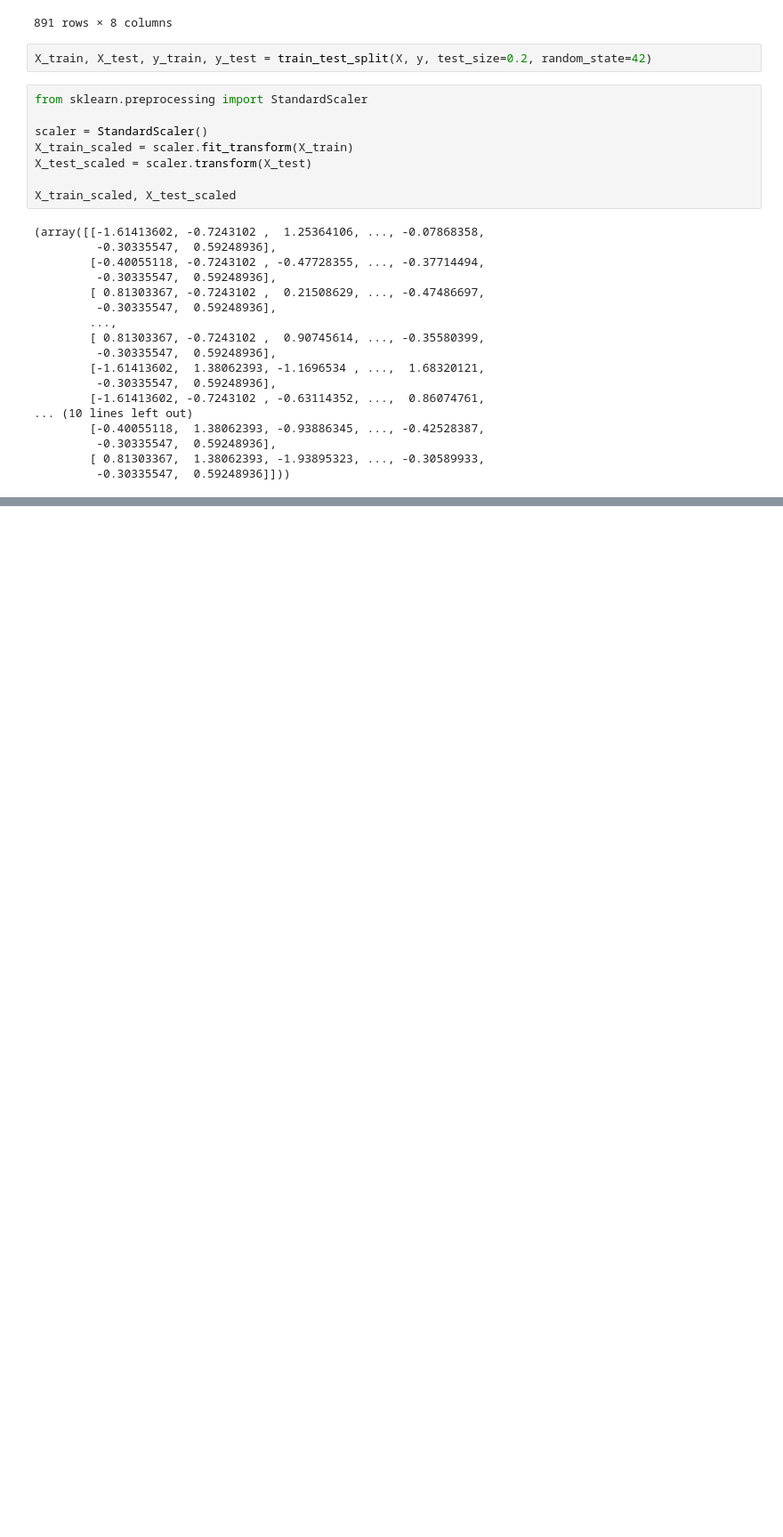
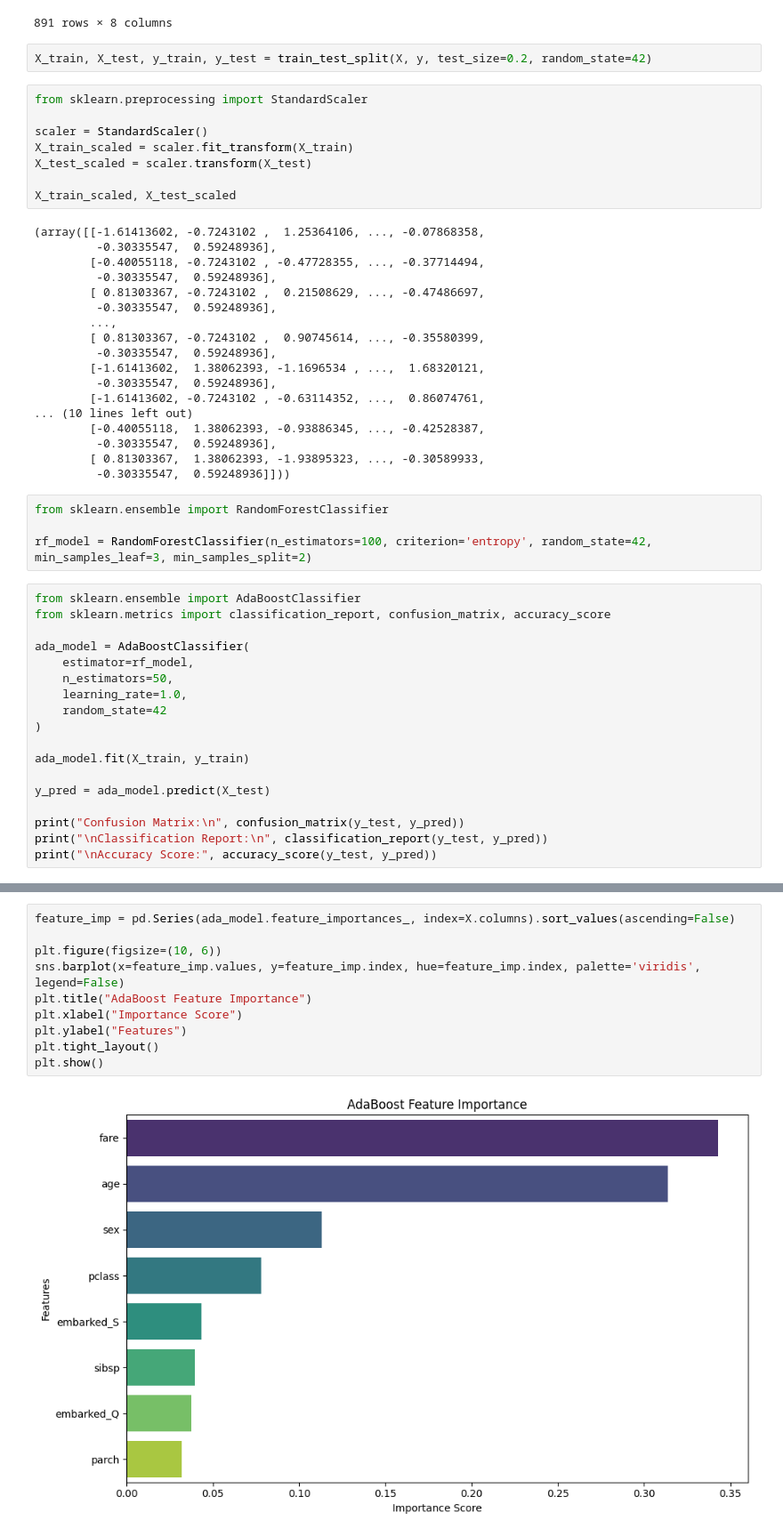
Before and after one commit to SanjayBista1010/Classification, a Jupyter notebook: TitanicBoosting.ipynb, the cells around one changed output, grey strips where cells are left out. Shown at 89% size. Saved outputs shown, nothing was run; the diff lists cells and outputs as text; blank space fills up the shorter version.

```diff
--- a/TitanicBoosting.ipynb
+++ b/TitanicBoosting.ipynb
@@ -170,3 +183,25 @@ X_train_scaled, X_test_scaled
          -0.30335547,  0.59248936],
         [ 0.81303367,  1.38062393, -1.93895323, ..., -0.30589933,
          -0.30335547,  0.59248936]]))
+# %%
+from sklearn.ensemble import RandomForestClassifier
+
+rf_model = RandomForestClassifier(n_estimators=100, criterion='entropy', random_state=42, min_samples_leaf=3, min_samples_split=2)
+# %%
+from sklearn.ensemble import AdaBoostClassifier
+from sklearn.metrics import classification_report, confusion_matrix, accuracy_score
+
+ada_model = AdaBoostClassifier(
+    estimator=rf_model,
+    n_estimators=50,
+    learning_rate=1.0,
+    random_state=42
+)
+
+ada_model.fit(X_train, y_train)
+
+y_pred = ada_model.predict(X_test)
+
+print("Confusion Matrix:\n", confusion_matrix(y_test, y_pred))
+print("\nClassification Report:\n", classification_report(y_test, y_pred))
+print("\nAccuracy Score:", accuracy_score(y_test, y_pred))
@@ -172,0 +225,12 @@ X_train_scaled, X_test_scaled
+# %%
+feature_imp = pd.Series(ada_model.feature_importances_, index=X.columns).sort_values(ascending=False)
+
+plt.figure(figsize=(10, 6))
+sns.barplot(x=feature_imp.values, y=feature_imp.index, hue=feature_imp.index, palette='viridis', legend=False)
+plt.title("AdaBoost Feature Importance")
+plt.xlabel("Importance Score")
+plt.ylabel("Features")
+plt.tight_layout()
+plt.show()
+# %% [output]
+[figure, added]
```
Also changed, not shown: parts of 8 cells of this notebook.
